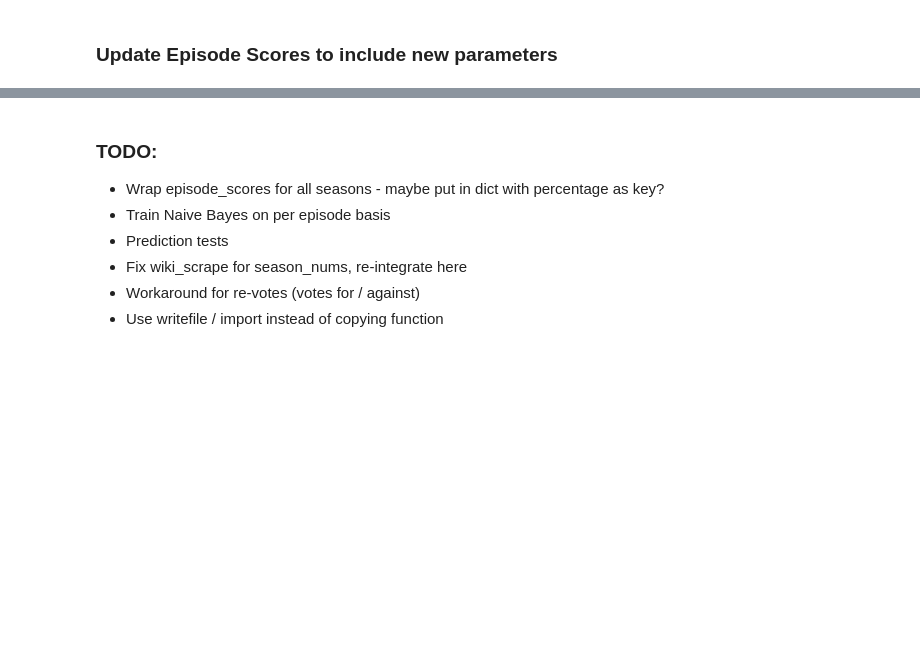
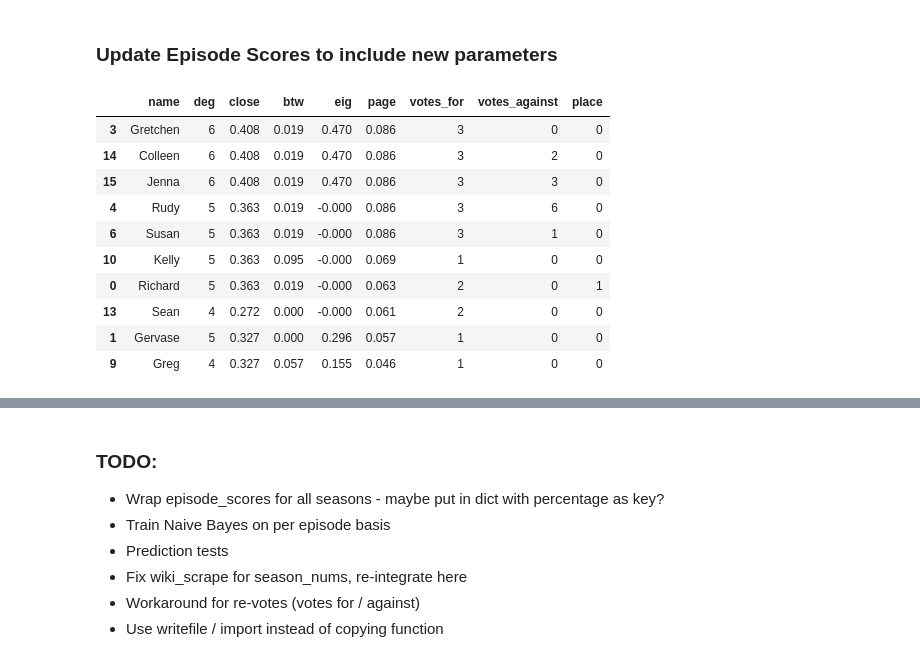
Before and after one commit to bchugit/Survivor-Project, a Jupyter notebook: episode_scores.ipynb, the cells around one changed output, grey strips where cells are left out. Saved outputs shown, nothing was run; the diff lists cells and outputs as text; code cells hidden in the pictures; blank space fills up the shorter version.

Commit message:
updated function current_score

```diff
--- a/episode_scores.ipynb
+++ b/episode_scores.ipynb
@@ -370,4 +370,38 @@ def episode_scores(season, vote_matrix):
 
     # Return dataframe
     return C
+# %%
+def current_score(vote_matrix, episode_num):
+
+    vm = vote_matrix
+    episodes = []
+    active = list(vm.index)
+
+    for i in range(0, episode_num + 1):
+        episodes.append(i)
+        del active[-1]
+        episodes_cumulative = pd.DataFrame(vm[vm.columns[episodes]])
+        current = episode_scores(example, episodes_cumulative)
+        current = current[current['name'].isin(active)]
+
+    return current
+# %%
+# Test on Borneo
+example = 'Borneo'
+ev = seasons['Borneo']['votes']
+
+# Function takes (original wiki_scrape vote matrix, episode number up until)
+current_score(ev, 5)
+# %% [output]
+|  | name | deg | close | btw | eig | page | votes_for | votes_against | place |
+| 3 | Gretchen | 6 | 0.408 | 0.019 | 0.470 | 0.086 | 3 | 0 | 0 |
+| 14 | Colleen | 6 | 0.408 | 0.019 | 0.470 | 0.086 | 3 | 2 | 0 |
+| 15 | Jenna | 6 | 0.408 | 0.019 | 0.470 | 0.086 | 3 | 3 | 0 |
+| 4 | Rudy | 5 | 0.363 | 0.019 | -0.000 | 0.086 | 3 | 6 | 0 |
+| 6 | Susan | 5 | 0.363 | 0.019 | -0.000 | 0.086 | 3 | 1 | 0 |
+| 10 | Kelly | 5 | 0.363 | 0.095 | -0.000 | 0.069 | 1 | 0 | 0 |
+| 0 | Richard | 5 | 0.363 | 0.019 | -0.000 | 0.063 | 2 | 0 | 1 |
+| 13 | Sean | 4 | 0.272 | 0.000 | -0.000 | 0.061 | 2 | 0 | 0 |
+| 1 | Gervase | 5 | 0.327 | 0.000 | 0.296 | 0.057 | 1 | 0 | 0 |
+| 9 | Greg | 4 | 0.327 | 0.057 | 0.155 | 0.046 | 1 | 0 | 0 |
 # %%
```
Also changed, not shown: parts of 1 cell of this notebook.
